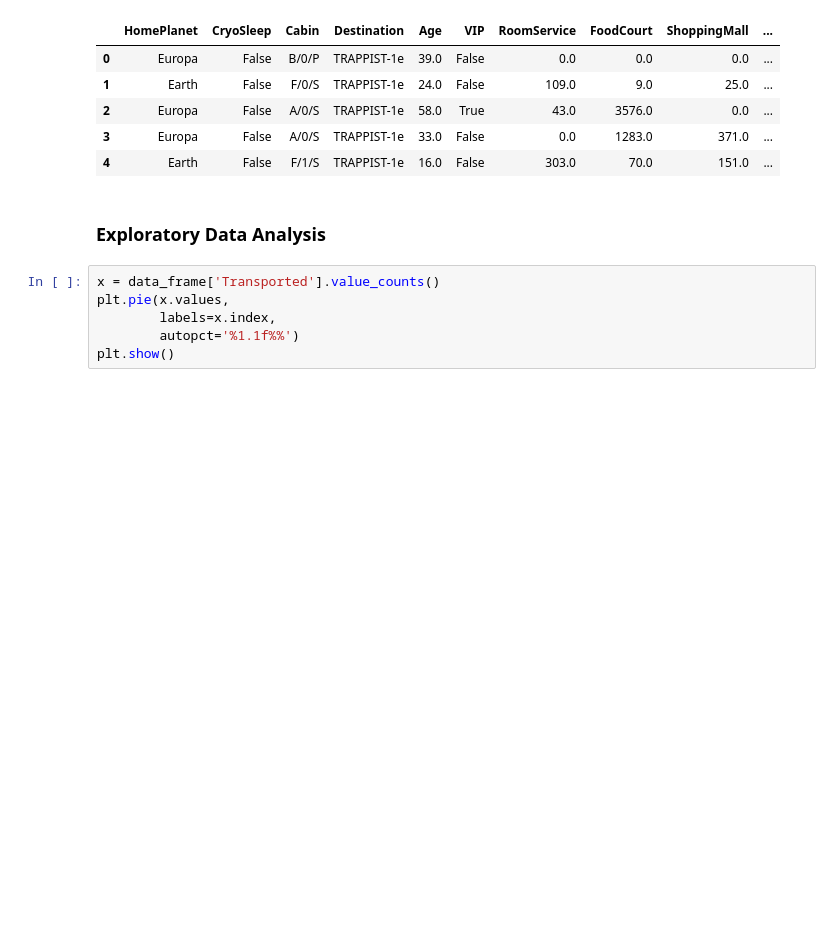
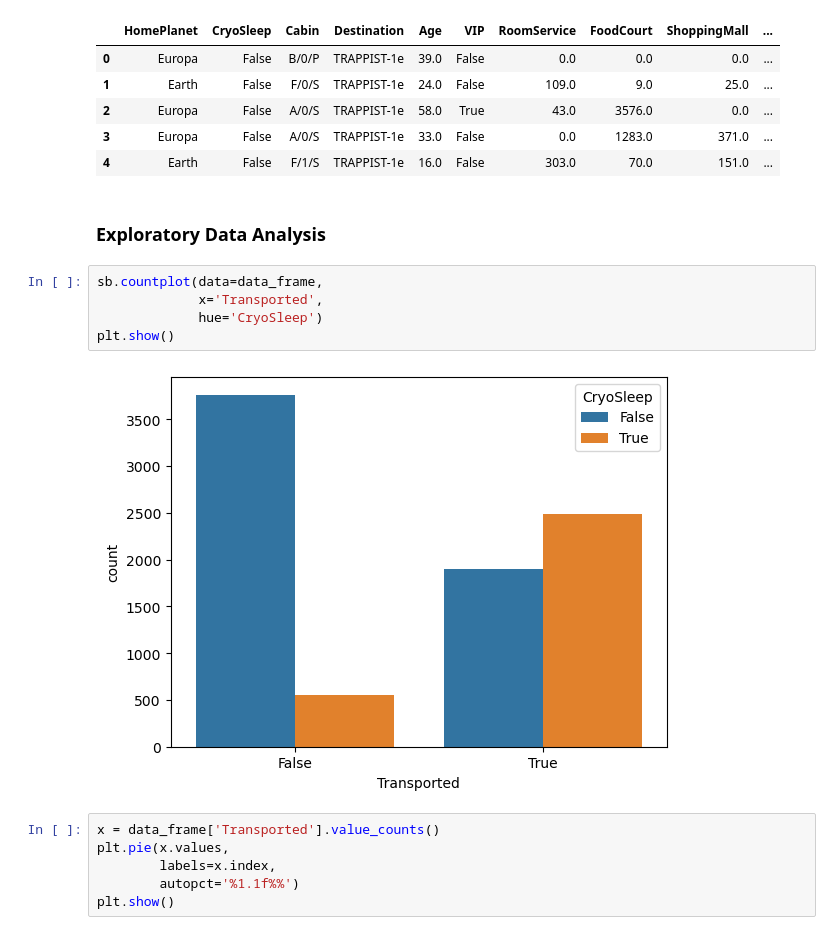
Before and after one commit to Arjit-Prakher/Spaceship-Titanic, a Jupyter notebook: Spaceship-Titanic.ipynb, the cells around one changed output. Drawn from its saved outputs; the diff is of its cells as text; blank space fills up the shorter version.

```diff
--- a/Spaceship-Titanic.ipynb
+++ b/Spaceship-Titanic.ipynb
@@ -260,6 +260,13 @@ data_frame.head(5)
 | 4 | Earth | False | F/1/S | TRAPPIST-1e | 16.0 | False | 303.0 | 70.0 | 151.0 | ... |
 # %% [markdown]
 ### Exploratory Data Analysis
+# %%
+sb.countplot(data=data_frame,
+             x='Transported',
+             hue='CryoSleep')
+plt.show()
+# %% [output]
+[figure, added]
 # %%
 x = data_frame['Transported'].value_counts()
 plt.pie(x.values,
```
Also changed, not shown: parts of 2 cells of this notebook.
